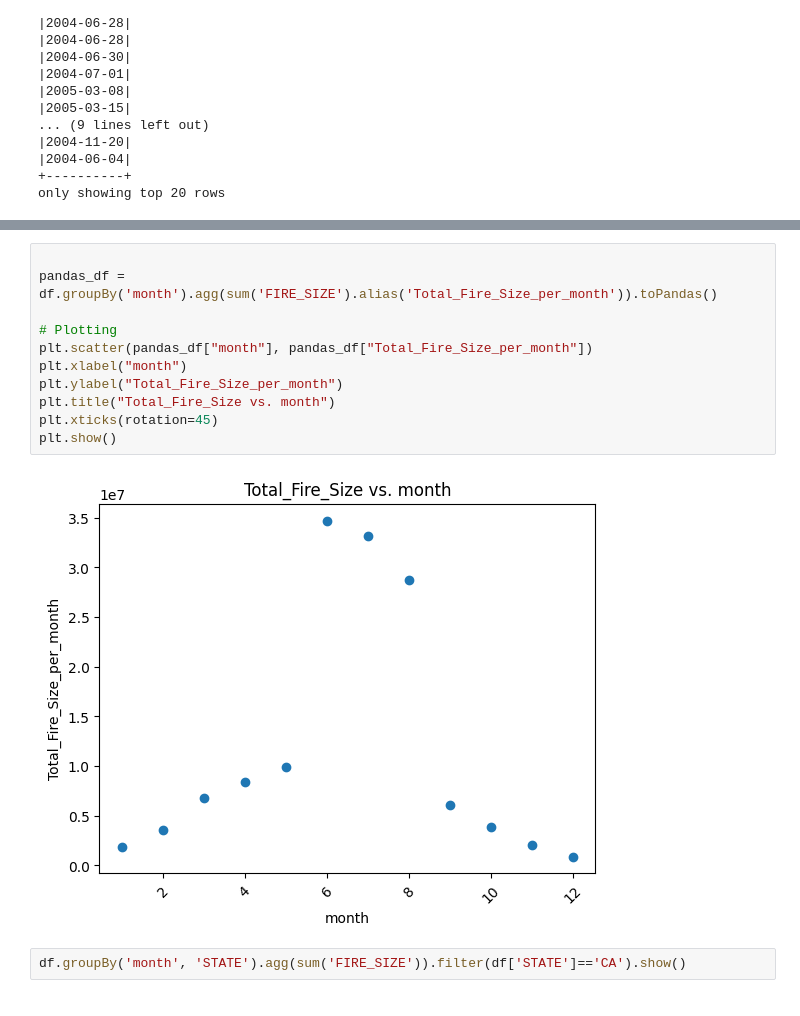
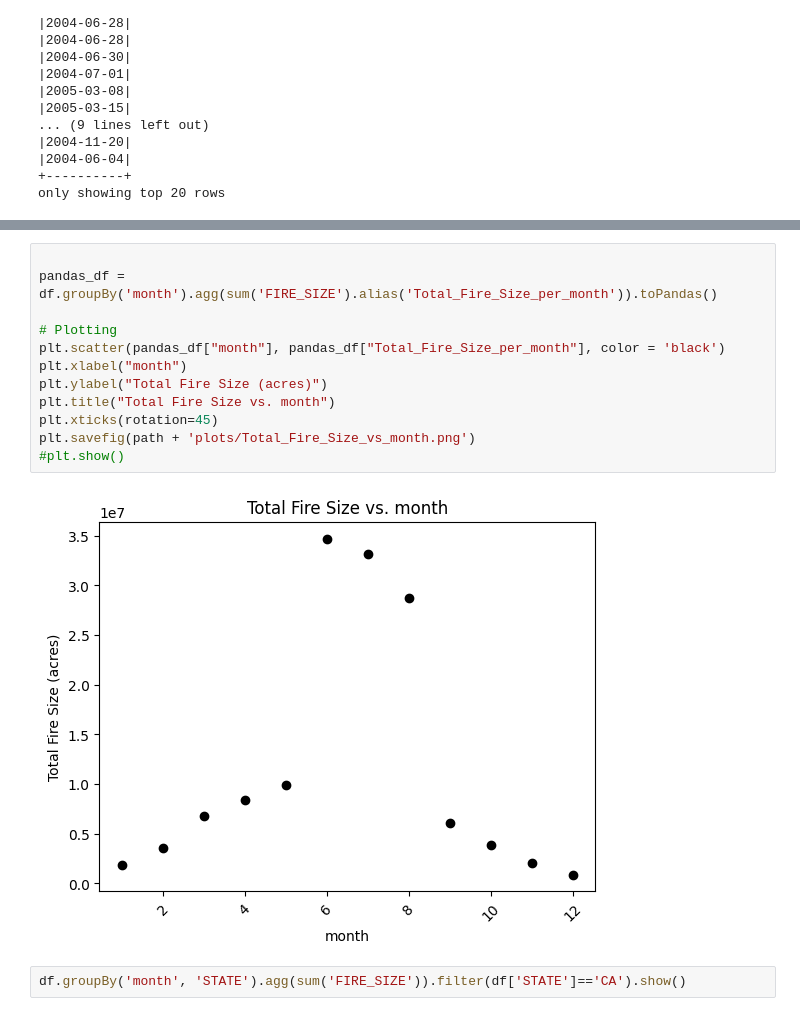
Before and after one commit to DanialArab/Geospatial_Data_Science, a Jupyter notebook: My GIS Projects/2. Exploratory Data Analysis on US Wildfires/EDA on 1.88 Million US Wildfires.ipynb, the cells around one changed output, grey strips where cells are left out. Drawn from its saved outputs; the diff is of its cells as text.

```diff
--- a/My GIS Projects/2. Exploratory Data Analysis on US Wildfires/EDA on 1.88 Million US Wildfires.ipynb
+++ b/My GIS Projects/2. Exploratory Data Analysis on US Wildfires/EDA on 1.88 Million US Wildfires.ipynb
@@ -1341,16 +1314,17 @@ df.groupBy('month').agg(sum('FIRE_SIZE')).show()
 # %%
 
 pandas_df = df.groupBy('month').agg(sum('FIRE_SIZE').alias('Total_Fire_Size_per_month')).toPandas()
 
 # Plotting
-plt.scatter(pandas_df["month"], pandas_df["Total_Fire_Size_per_month"])
+plt.scatter(pandas_df["month"], pandas_df["Total_Fire_Size_per_month"], color = 'black')
 plt.xlabel("month")
-plt.ylabel("Total_Fire_Size_per_month")
-plt.title("Total_Fire_Size vs. month")
+plt.ylabel("Total Fire Size (acres)")
+plt.title("Total Fire Size vs. month")
 plt.xticks(rotation=45)
-plt.show()
+plt.savefig(path + 'plots/Total_Fire_Size_vs_month.png')
+#plt.show()
 # %% [output]
-[figure, old version]
+[figure, new version]
 # %%
 df.groupBy('month', 'STATE').agg(sum('FIRE_SIZE')).filter(df['STATE']=='CA').show()
 # %% [output]
```
Also changed, not shown: parts of 10 cells of this notebook, 1 other file.
